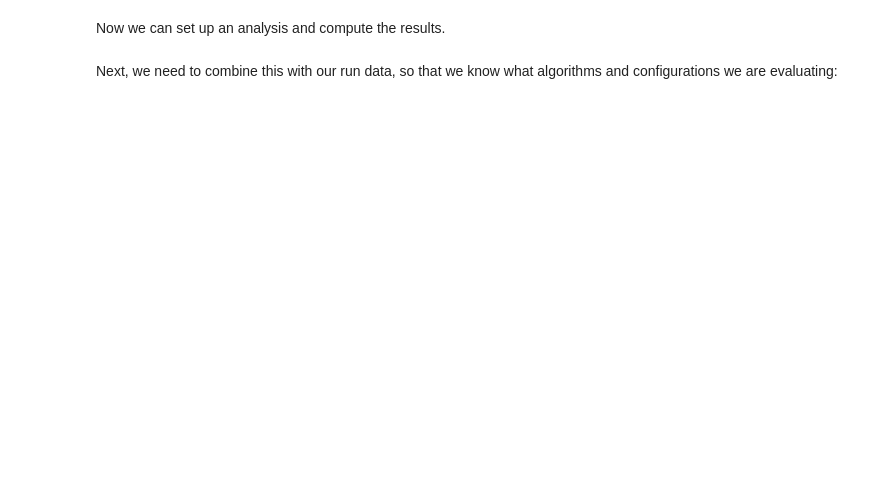
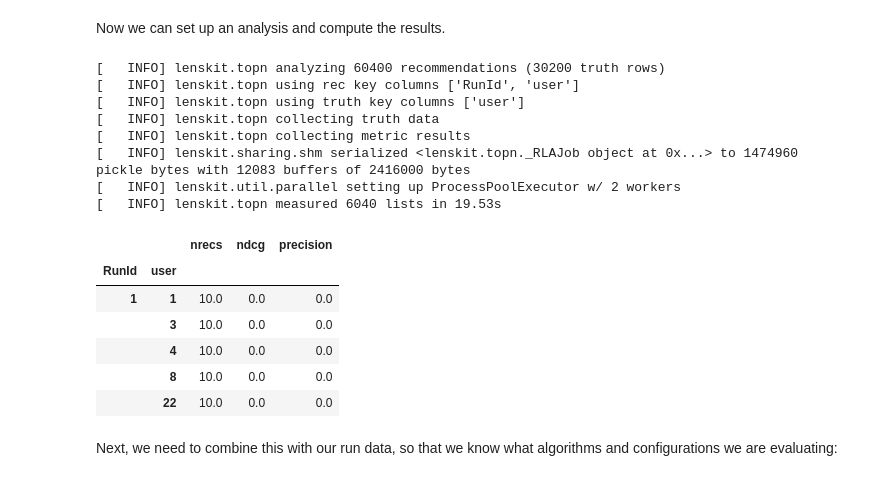
Before and after one commit to jacobmunson/lenskit_confidence, a Jupyter notebook: examples/Confidence-aware-UBCF-MultiEval.ipynb, the cells around one changed output. Saved outputs shown, nothing was run; the diff lists cells and outputs as text; code cells hidden in the pictures; blank space fills up the shorter version.

```diff
--- a/examples/Confidence-aware-UBCF-MultiEval.ipynb
+++ b/examples/Confidence-aware-UBCF-MultiEval.ipynb
@@ -142,10 +184,25 @@ Now we can set up an analysis and compute the results.
 # %%
 rla = topn.RecListAnalysis()
 rla.add_metric(topn.ndcg) # precision, recall, recip_rank, dcg, ndcg
 rla.add_metric(topn.precision)
-#rla.add_metric(predict.rmse)
-raw_ndcg = rla.compute(recs, truth)
-raw_ndcg.head()
+topn_compute = rla.compute(recs, truth)
+topn_compute.head()
+# %% [output]
+[   INFO] lenskit.topn analyzing 60400 recommendations (30200 truth rows)
+[   INFO] lenskit.topn using rec key columns ['RunId', 'user']
+[   INFO] lenskit.topn using truth key columns ['user']
+[   INFO] lenskit.topn collecting truth data
+[   INFO] lenskit.topn collecting metric results
+[   INFO] lenskit.sharing.shm serialized <lenskit.topn._RLAJob object at 0x...> to 1474960 pickle bytes with 12083 buffers of 2416000 bytes
+[   INFO] lenskit.util.parallel setting up ProcessPoolExecutor w/ 2 workers
+[   INFO] lenskit.topn measured 6040 lists in 19.53s
+|  |  | nrecs | ndcg | precision |
+| RunId | user |  |  |  |
+| 1 | 1 | 10.0 | 0.0 | 0.0 |
+|  | 3 | 10.0 | 0.0 | 0.0 |
+|  | 4 | 10.0 | 0.0 | 0.0 |
+|  | 8 | 10.0 | 0.0 | 0.0 |
+|  | 22 | 10.0 | 0.0 | 0.0 |
 # %% [markdown]
 Next, we need to combine this with our run data, so that we know what algorithms and configurations we are evaluating:
 # %%
```
Also changed, not shown: parts of 52 cells of this notebook.
